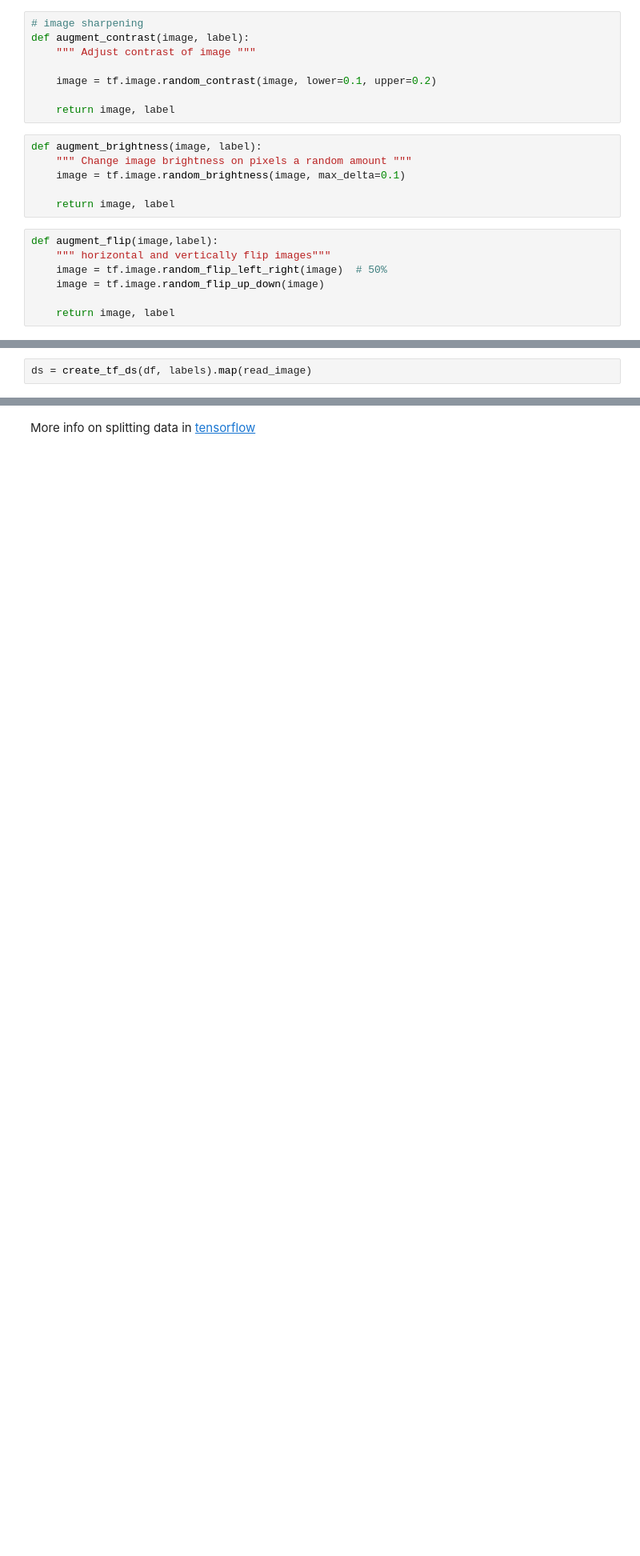
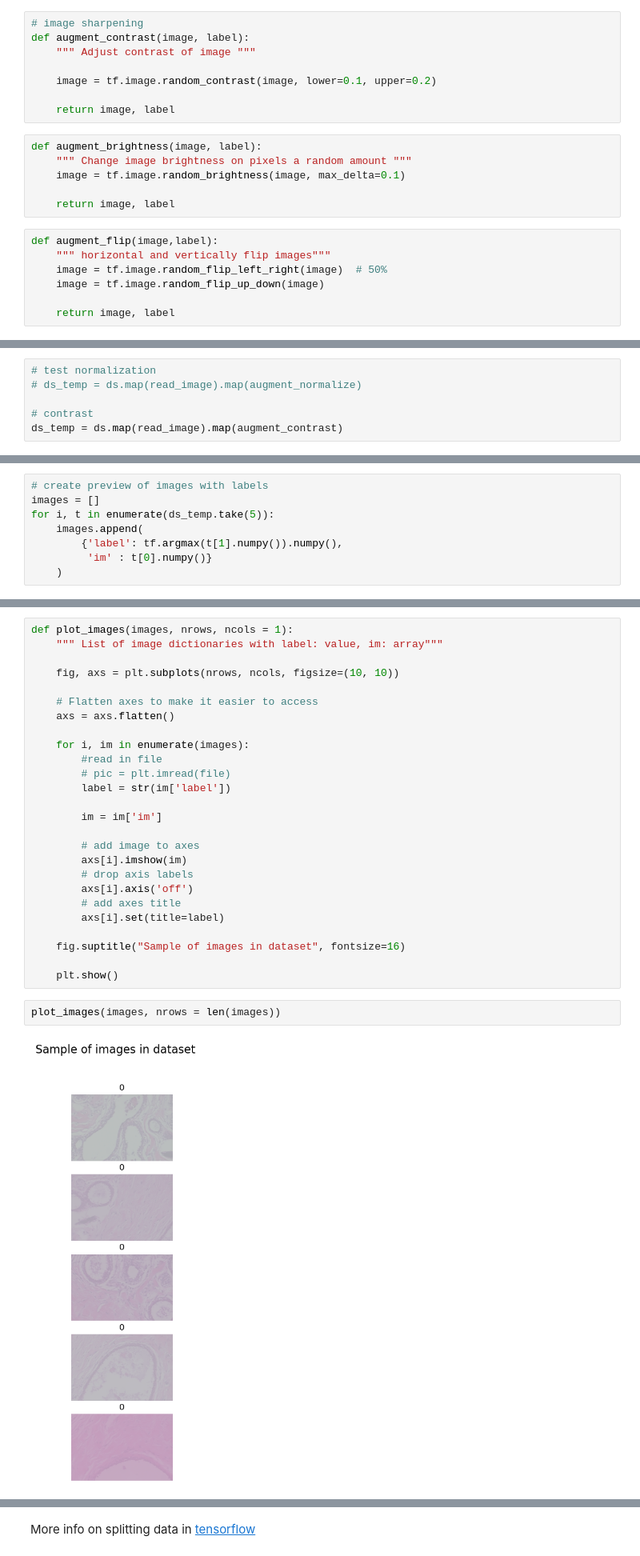
Before and after one commit to leen01/breast-tumor-classification, a Jupyter notebook: notebooks/Nick_Lee_Baseline_Models.ipynb, the cells around one changed output, grey strips where cells are left out. Shown at 80% size. Drawn from its saved outputs; the diff is of its cells as text; blank space fills up the shorter version.

Commit message:
functions for image augmentation and viewing

```diff
--- a/notebooks/Nick_Lee_Baseline_Models.ipynb
+++ b/notebooks/Nick_Lee_Baseline_Models.ipynb
@@ -361,2 +355,0 @@ array([[1., 0., 0., ..., 0., 0., 0.],
-# %%
-ds = create_tf_ds(df, labels).map(read_image)
@@ -382,0 +376,6 @@ def timeis(func):
+# %%
+# test normalization
+# ds_temp = ds.map(read_image).map(augment_normalize)
+
+# contrast
+ds_temp = ds.map(read_image).map(augment_contrast)
@@ -382,0 +402,8 @@ def timeis(func):
+# %%
+# create preview of images with labels
+images = []
+for i, t in enumerate(ds_temp.take(5)):
+    images.append(
+        {'label': tf.argmax(t[1].numpy()).numpy(),
+         'im' : t[0].numpy()}
+    )
@@ -382,0 +416,30 @@ def timeis(func):
+# %%
+def plot_images(images, nrows, ncols = 1):
+    """ List of image dictionaries with label: value, im: array"""
+
+    fig, axs = plt.subplots(nrows, ncols, figsize=(10, 10))
+
+    # Flatten axes to make it easier to access
+    axs = axs.flatten()
+
+    for i, im in enumerate(images):
+        #read in file
+        # pic = plt.imread(file)
+        label = str(im['label'])
+
+        im = im['im']
+
+        # add image to axes
+        axs[i].imshow(im)
+        # drop axis labels
+        axs[i].axis('off')
+        # add axes title
+        axs[i].set(title=label)
+
+    fig.suptitle("Sample of images in dataset", fontsize=16)
+
+    plt.show()
+# %%
+plot_images(images, nrows = len(images))
+# %% [output]
+[figure, added]
```
Also changed, not shown: parts of 58 cells of this notebook, 1 other file.
